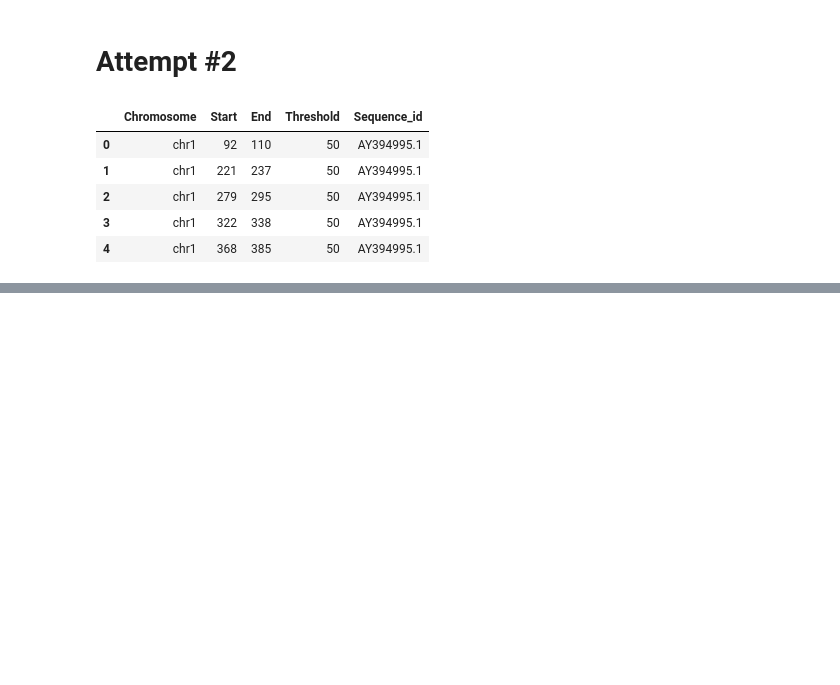
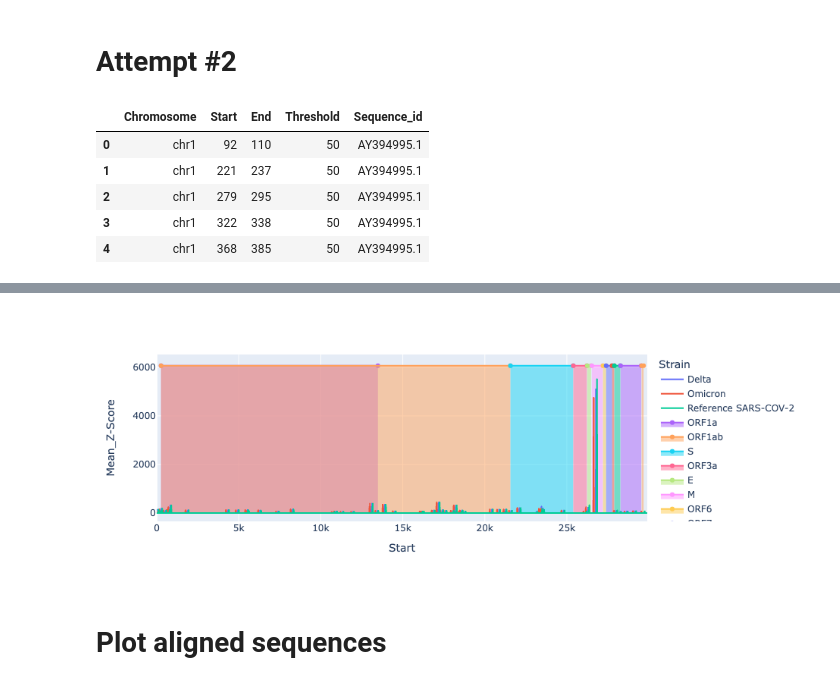
Before and after one commit to AlexShein/z_coronaviruses, a Jupyter notebook: evolutionary_zscores/visualizations.ipynb, the cells around one changed output, grey strips where cells are left out. Saved outputs shown, nothing was run; the diff lists cells and outputs as text; code cells hidden in the pictures; blank space fills up the shorter version.

```diff
--- a/evolutionary_zscores/visualizations.ipynb
+++ b/evolutionary_zscores/visualizations.ipynb
@@ -157,0 +148,3 @@ for threshold, group_df in zdna_ranges_df.groupby('Threshold'):
+# %%
+sequences_metadata = pd.read_csv('data/sars_mers/metadata.csv')
+sequences_metadata
@@ -157,0 +158,3 @@ for threshold, group_df in zdna_ranges_df.groupby('Threshold'):
+# %%
+sequences_dict = sequences_metadata.set_index('ID')['Strain'].to_dict()
+sequences_dict
@@ -157,0 +167,4 @@ for threshold, group_df in zdna_ranges_df.groupby('Threshold'):
+# %%
+plots_data_df = pd.read_csv('sars_mers_by_position.csv', index_col=0)
+plots_data_df['Strain'] = plots_data_df['Sequence_id'].map(sequences_dict)
+plots_data_df.head()
@@ -157,0 +250,35 @@ for threshold, group_df in zdna_ranges_df.groupby('Threshold'):
+# %%
+gene_annotations_df = pd.read_csv('data/sars_mers/reference_genes.csv', sep='\t')
+# %%
+
+p_df = plots_data_df[(plots_data_df['Threshold']==50) & (plots_data_df['Strain'] != 'SARS-1') &
+                    (plots_data_df['Strain'] != 'MERS')
+                    ]
+
+fig = px.line(
+    p_df,
+    x="Start", y="Mean_Z-Score",
+    hover_data=['Strain'],
+    color='Strain',
+)
+max_score = p_df['Mean_Z-Score'].max()
+MAX_Y_VALUE = max_score
+y = 1.1
+for _, row in gene_annotations_df.iterrows():
+    fig.add_trace(
+        go.Scatter(
+            x=[row.thickStart, row.thickEnd],
+            y=[MAX_Y_VALUE*y, MAX_Y_VALUE*y],
+            name=row['name'],
+            fill='tozeroy',
+            opacity=0.01
+        )
+    )
+
+fig.show()
+
+# fig.write_html("./reference_annotated_zscores.html")
+# %% [output]
+[figure, added]
+# %% [markdown]
+# Plot aligned sequences
```
Also changed, not shown: parts of 55 cells of this notebook, 6 other files.
